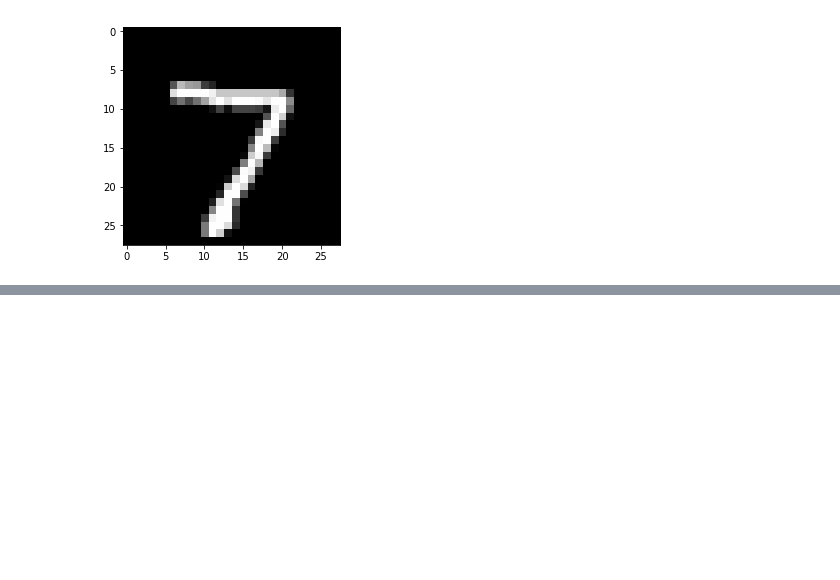
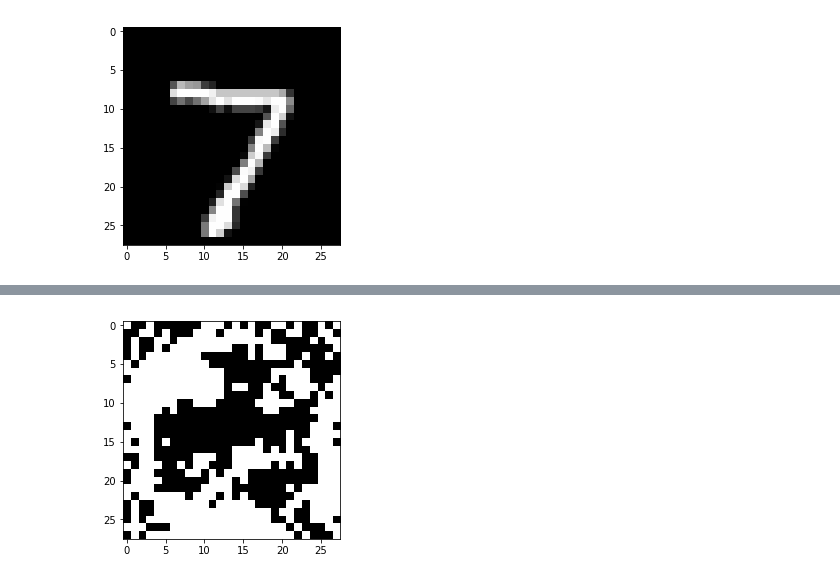
Before and after one commit to rkdora/keras-fgsm-mnist, a Jupyter notebook: attack_fgsm.ipynb, the cells around one changed output, grey strips where cells are left out. Cells and saved outputs as stored; diff of their text form; code cells hidden in the pictures; blank space fills up the shorter version.

```diff
--- a/attack_fgsm.ipynb
+++ b/attack_fgsm.ipynb
@@ -101,0 +86,3 @@ NameError: name 'categorical_crossentropy' is not defined
+# %%
+X = np.expand_dims(x, axis=0)
+X.shape
@@ -101,0 +91,5 @@ NameError: name 'categorical_crossentropy' is not defined
+# %%
+ # 予測クラスの算出
+predictions = model.predict(X)
+class_idx = np.argmax(predictions[0])
+class_output = model.output[:, class_idx]
@@ -101,0 +98,7 @@ NameError: name 'categorical_crossentropy' is not defined
+# %%
+#  勾配を取得
+grads = K.gradients(class_output, model.input)[0]  # gradients(loss, variables) で、variablesのlossに関しての勾配を返す
+gradient_function = K.function([model.input], [grads])  # model.inputを入力すると、gradsを出力する関数
+
+grads_val = gradient_function([X])
+print(grads_val)
@@ -101,0 +123,6 @@ NameError: name 'categorical_crossentropy' is not defined
+# %%
+p = np.sign(grads_val)
+plt.imshow(p.reshape(28,28), 'gray')
+plt.show()
+# %% [output]
+[figure, added]
```
Also changed, not shown: parts of 11 cells of this notebook.
